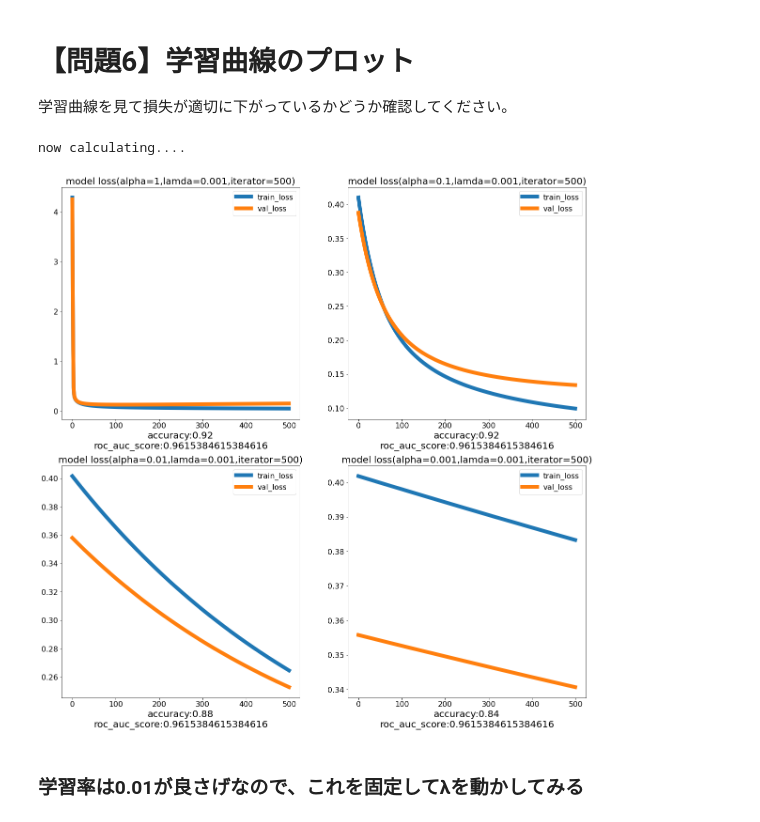
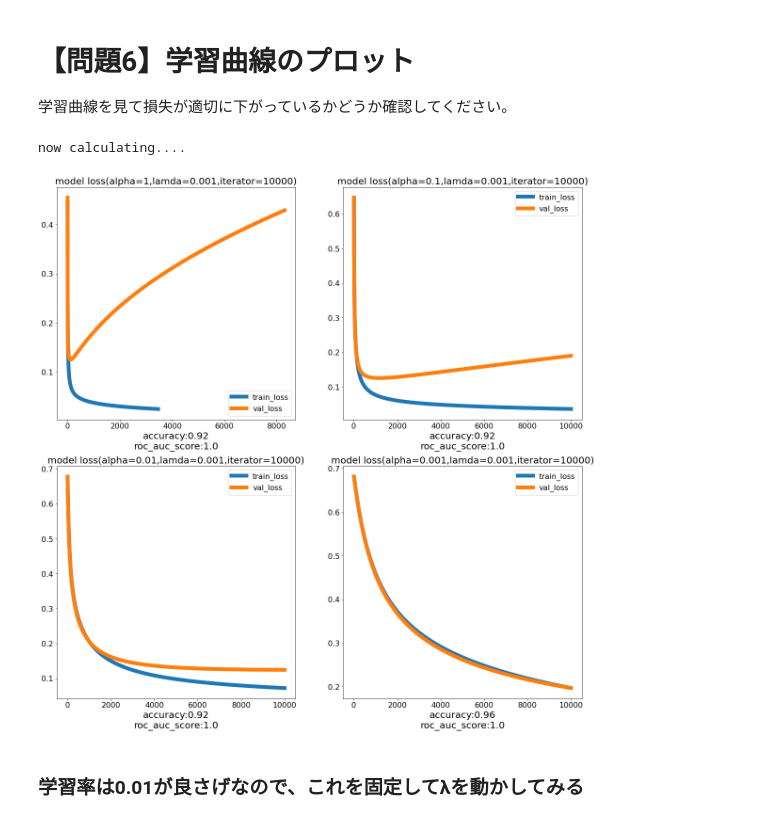
Before and after one commit to Go-to-Ray/diveintocode-ml-1, a Jupyter notebook: term1/scratch_logistic_regression.ipynb, the cells around one changed output. Saved outputs shown, nothing was run; the diff lists cells and outputs as text; code cells hidden in the pictures.

```diff
--- a/term1/scratch_logistic_regression.ipynb
+++ b/term1/scratch_logistic_regression.ipynb
@@ -296,7 +296,7 @@ class ScratchLogisticRegression():
         if error.shape == (1,):  #errorが渡されていない時
             #θが与えられていない時だけ初期化する
             if self.theta.shape == (1,):
-                self.theta = np.ones(X.shape[1]).reshape(1,-1)  #θを1で初期化
+                self.theta = np.full(X.shape[1],0.01).reshape(1,-1)  #θを1で初期化
             error = (self._linear_hypothesis(X) - self.y).reshape(1,-1)
         else:  #errorが渡されている時
             error = (self.predict_proba(X) - self.y).flatten()
@@ -517,32 +517,32 @@ accuracy_score(y_test,y_pred)
 # %%
 # 学習率によってどのように損失が変わるかを可視化する
 alpha = [1,1e-1,1e-2,1e-3]
 lam = 1e-3
-num_iter = 500
+num_iter = 10000
 fig,ax = plt.subplots(2,2,figsize=(20,20))
 j = 0
 count = 0
 print("now calculating",end="")
 for i in range(2):
     for j in range(2):
         slr_plot = ScratchLogisticRegression(lr = alpha[count],lam=lam,num_iter=num_iter)
         slr_plot.fit(x_train,y_train,x_test,y_test)
         y_pred = slr_plot.predict(x_test)
         accuracy = accuracy_score(y_test,y_pred)
         y_pred_proba = slr.predict_proba(x_test)
         print(".",end="")
         #ここからグラフの描画
         ax[i,j].set_title("model loss(alpha={},lamda={},iterator={})".format(slr_plot.lr,slr_plot.lam,slr_plot.iter),size=20)
         ax[i,j].set_xlabel("accuracy:{}\nroc_auc_score:{}"\
                            .format(accuracy,roc_auc),size=20)
         ax[i,j].plot(np.arange(len(slr_plot.loss)),slr_plot.loss,label="train_loss",linewidth=8)
         ax[i,j].plot(np.arange(len(slr_plot.val_loss)),slr_plot.val_loss,label="val_loss",linewidth=8)
         ax[i,j].legend()
         count += 1
 plt.show()
 # %% [output]
 now calculating....
-[figure, old version]
+[figure, new version]
 # %% [markdown]
 ### 学習率は0.01が良さげなので、これを固定してλを動かしてみる
 # %%
```
Also changed, not shown: parts of 1 cell of this notebook.
